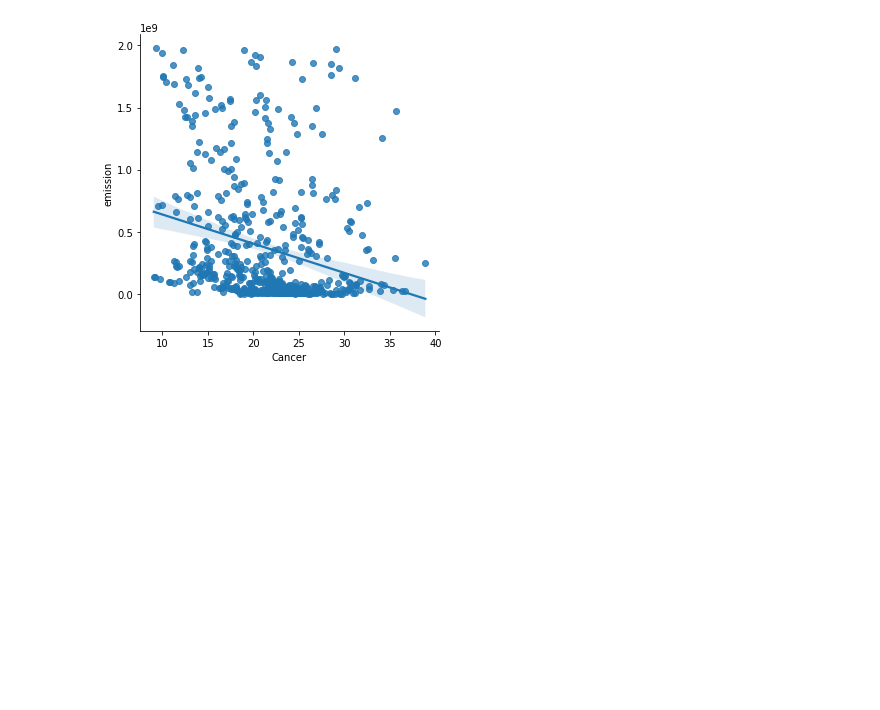
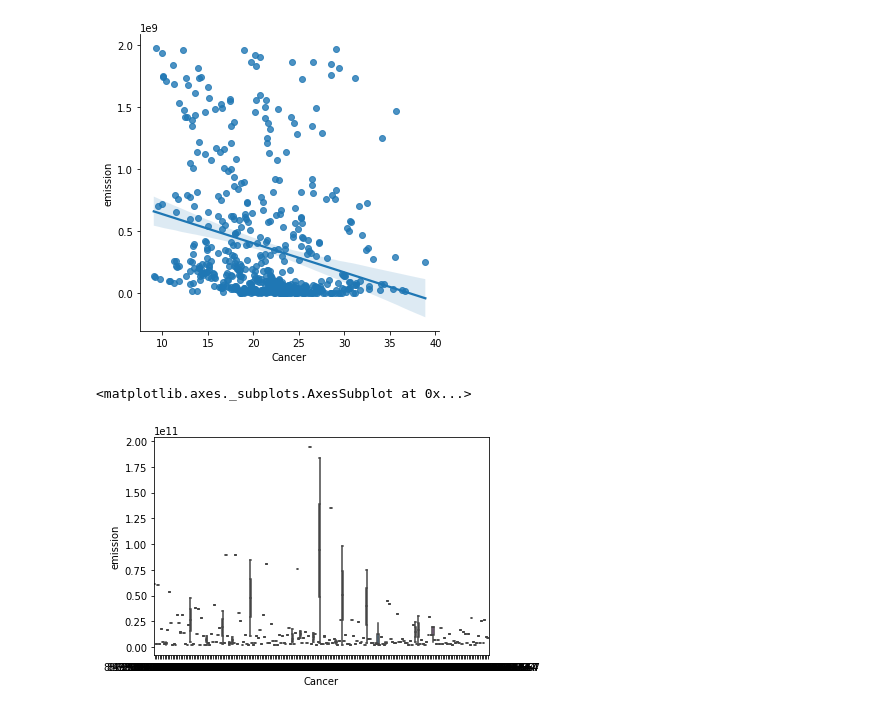
Before and after one commit to tplulu/python, a Jupyter notebook: Projet_data.ipynb, the cells around one changed output. Drawn from its saved outputs; the diff is of its cells as text; code cells hidden in the pictures; blank space fills up the shorter version.

```diff
--- a/Projet_data.ipynb
+++ b/Projet_data.ipynb
@@ -97,3 +98,11 @@ sb.lmplot(
 # %% [output]
 <seaborn.axisgrid.FacetGrid at 0x...>
 [figure]
+# %%
+sb.boxplot(
+    data=pa_big,
+    x="Cancer", y="emission",
+)
+# %% [output]
+<matplotlib.axes._subplots.AxesSubplot at 0x...>
+[figure, added]
```
Also changed, not shown: parts of 6 cells of this notebook.
